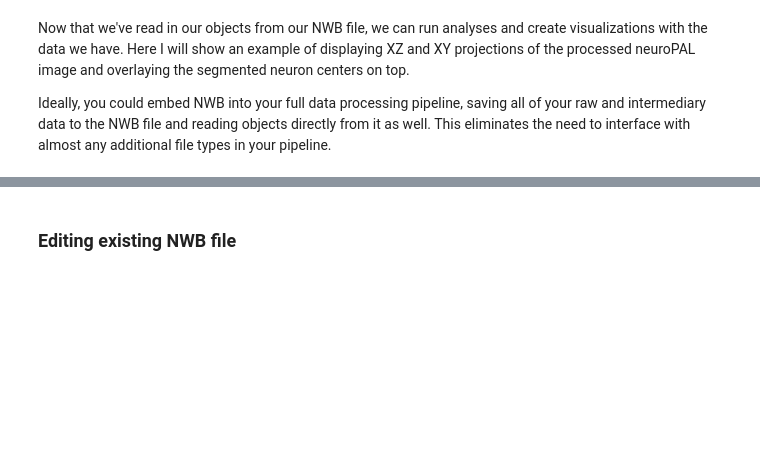
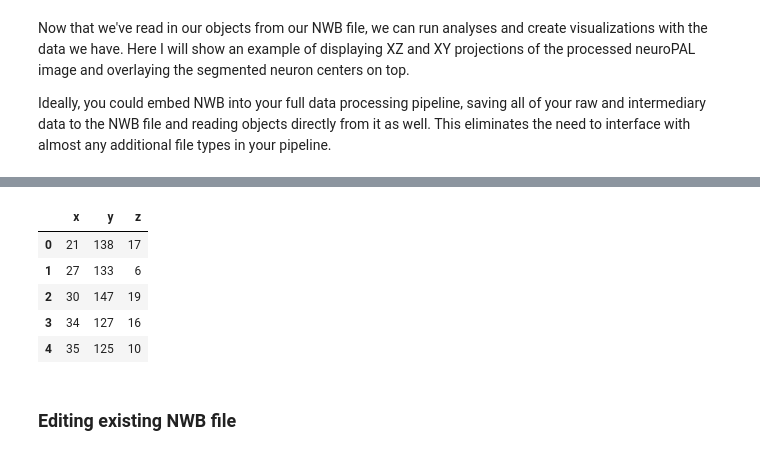
Before and after one commit to focolab/NWBelegans, a Jupyter notebook: NWB_tutorial.ipynb, the cells around one changed output, grey strips where cells are left out. Drawn from its saved outputs; the diff is of its cells as text; code cells hidden in the pictures; blank space fills up the shorter version.

```diff
--- a/NWB_tutorial.ipynb
+++ b/NWB_tutorial.ipynb
@@ -771,3 +856,12 @@ plt.show()
+# %%
+blobs.head()
+# %% [output]
+|  | x | y | z |
+| 0 | 21 | 138 | 17 |
+| 1 | 27 | 133 | 6 |
+| 2 | 30 | 147 | 19 |
+| 3 | 34 | 127 | 16 |
+| 4 | 35 | 125 | 10 |
 # %% [markdown]
 ### Editing existing NWB file
 # %% [markdown]
```
Also changed, not shown: parts of 10 cells of this notebook, 7 other files.
